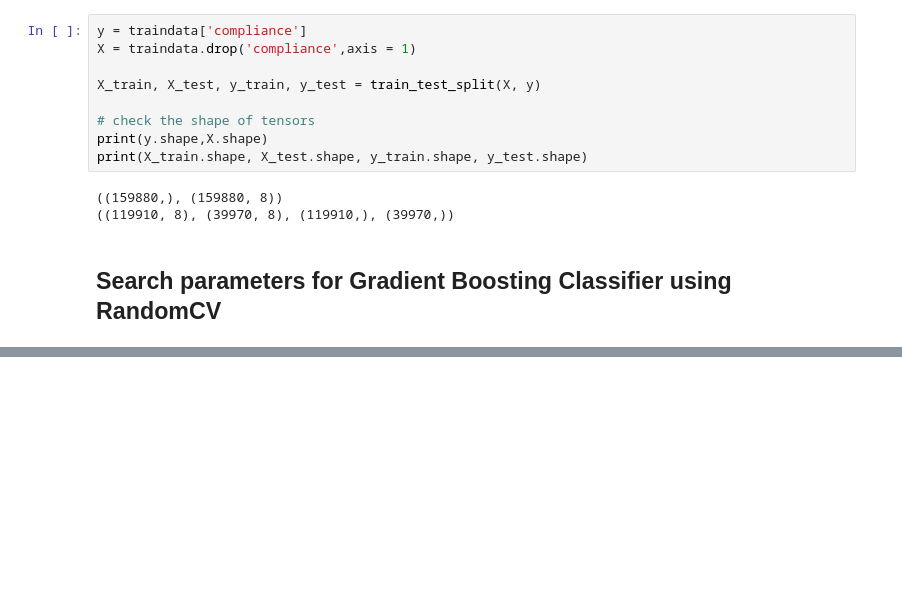
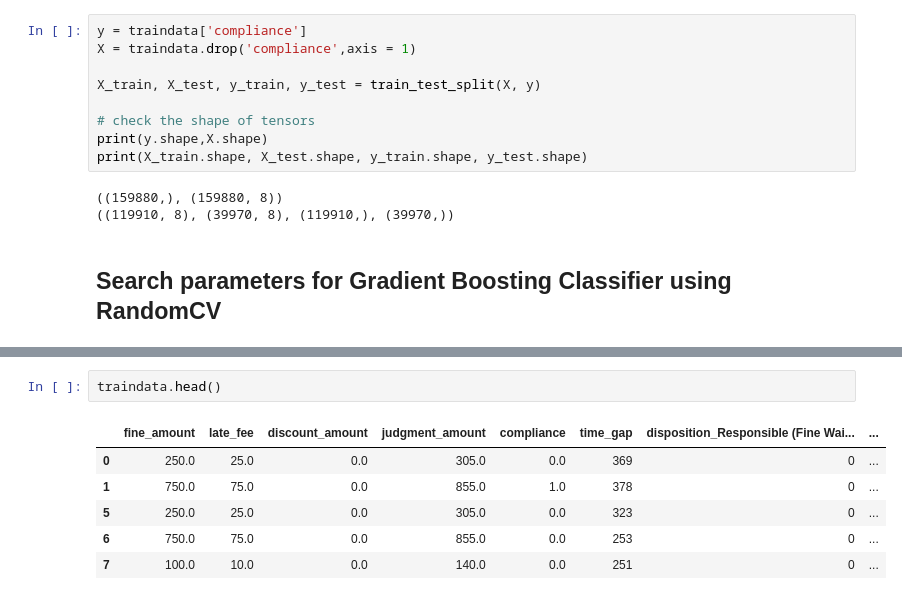
Before and after one commit to Jay-0520/Data_Science, a Jupyter notebook: predicting_property_maintenance_fines/predicting_property_maintenance_fines.ipynb, the cells around one changed output, grey strips where cells are left out. Drawn from its saved outputs; the diff is of its cells as text; blank space fills up the shorter version.

```diff
--- a/predicting_property_maintenance_fines/predicting_property_maintenance_fines.ipynb
+++ b/predicting_property_maintenance_fines/predicting_property_maintenance_fines.ipynb
@@ -994,0 +1060,9 @@ print('Grid best score (roc_auc): ', grid_reg_GBM.best_score_)
+# %%
+traindata.head()
+# %% [output]
+|  | fine_amount | late_fee | discount_amount | judgment_amount | compliance | time_gap | disposition_Responsible (Fine Wai... | ... |
+| 0 | 250.0 | 25.0 | 0.0 | 305.0 | 0.0 | 369 | 0 | ... |
+| 1 | 750.0 | 75.0 | 0.0 | 855.0 | 1.0 | 378 | 0 | ... |
+| 5 | 250.0 | 25.0 | 0.0 | 305.0 | 0.0 | 323 | 0 | ... |
+| 6 | 750.0 | 75.0 | 0.0 | 855.0 | 0.0 | 253 | 0 | ... |
+| 7 | 100.0 | 10.0 | 0.0 | 140.0 | 0.0 | 251 | 0 | ... |
```
Also changed, not shown: parts of 50 cells of this notebook.
